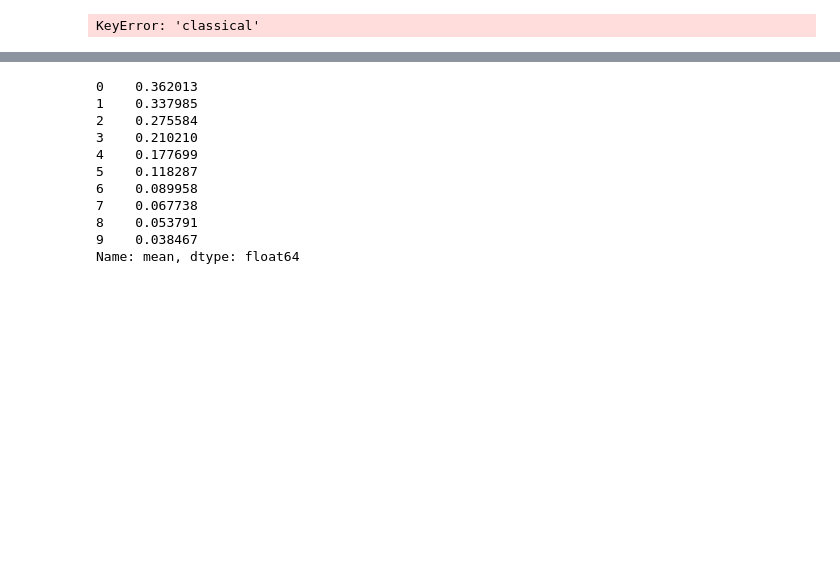
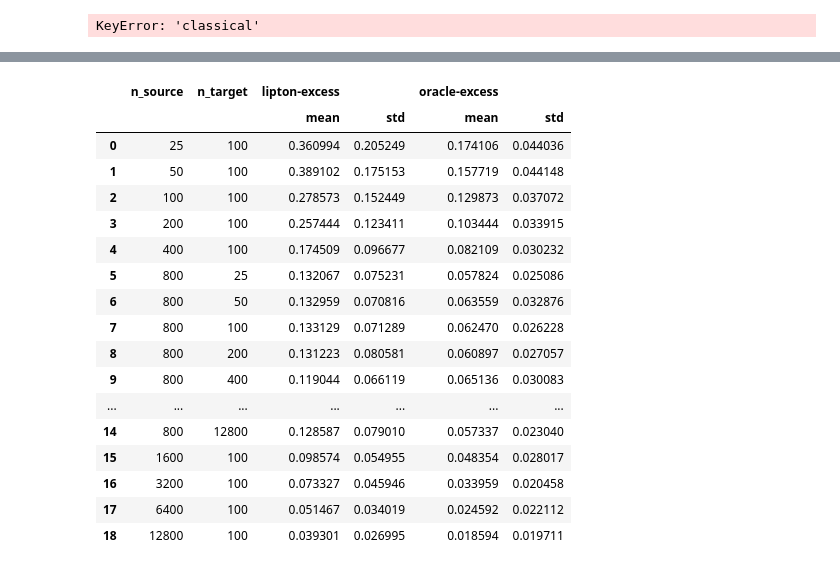
Before and after one commit to smaityumich/label-shift, a Jupyter notebook: plots.ipynb, the cells around one changed output, grey strips where cells are left out. Saved outputs shown, nothing was run; the diff lists cells and outputs as text; code cells hidden in the pictures; blank space fills up the shorter version.

```diff
--- a/plots.ipynb
+++ b/plots.ipynb
@@ -45,18 +45,25 @@ agg_dict = dict()
 for key in measure:
     agg_dict[key] = ['mean', 'std']
 result = df.groupby(['n_source', 'n_target'], as_index=False).agg(agg_dict)
-# %%
-result['lipton-excess']['mean']
-# %% [output]
-0    0.362013
-1    0.337985
-2    0.275584
-3    0.210210
-4    0.177699
-5    0.118287
-6    0.089958
-7    0.067738
-8    0.053791
-9    0.038467
-Name: mean, dtype: float64
+# %%
+result
+# %% [output]
+|  | n_source | n_target | lipton-excess |  | oracle-excess |  |
+|  |  |  | mean | std | mean | std |
+| 0 | 25 | 100 | 0.360994 | 0.205249 | 0.174106 | 0.044036 |
+| 1 | 50 | 100 | 0.389102 | 0.175153 | 0.157719 | 0.044148 |
+| 2 | 100 | 100 | 0.278573 | 0.152449 | 0.129873 | 0.037072 |
+| 3 | 200 | 100 | 0.257444 | 0.123411 | 0.103444 | 0.033915 |
+| 4 | 400 | 100 | 0.174509 | 0.096677 | 0.082109 | 0.030232 |
+| 5 | 800 | 25 | 0.132067 | 0.075231 | 0.057824 | 0.025086 |
+| 6 | 800 | 50 | 0.132959 | 0.070816 | 0.063559 | 0.032876 |
+| 7 | 800 | 100 | 0.133129 | 0.071289 | 0.062470 | 0.026228 |
+| 8 | 800 | 200 | 0.131223 | 0.080581 | 0.060897 | 0.027057 |
+| 9 | 800 | 400 | 0.119044 | 0.066119 | 0.065136 | 0.030083 |
+| ... | ... | ... | ... | ... | ... | ... |
+| 14 | 800 | 12800 | 0.128587 | 0.079010 | 0.057337 | 0.023040 |
+| 15 | 1600 | 100 | 0.098574 | 0.054955 | 0.048354 | 0.028017 |
+| 16 | 3200 | 100 | 0.073327 | 0.045946 | 0.033959 | 0.020458 |
+| 17 | 6400 | 100 | 0.051467 | 0.034019 | 0.024592 | 0.022112 |
+| 18 | 12800 | 100 | 0.039301 | 0.026995 | 0.018594 | 0.019711 |
 # %%
```
Also changed, not shown: parts of 4 cells of this notebook, 1 other file.
